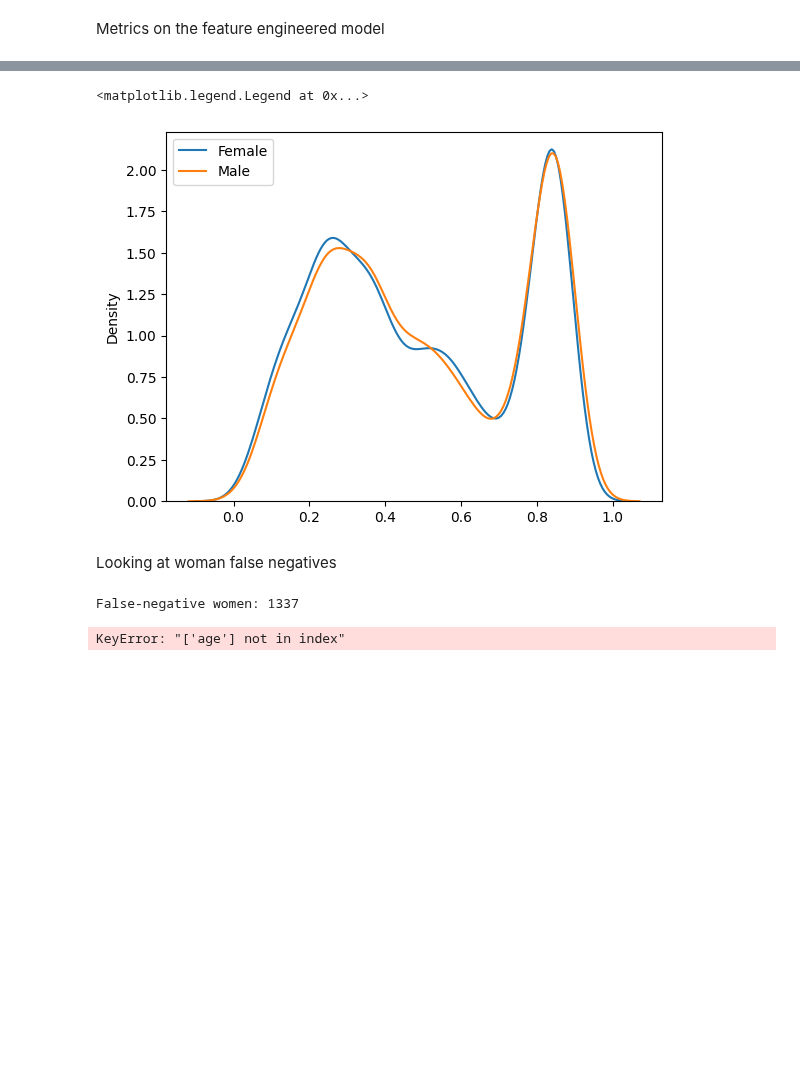
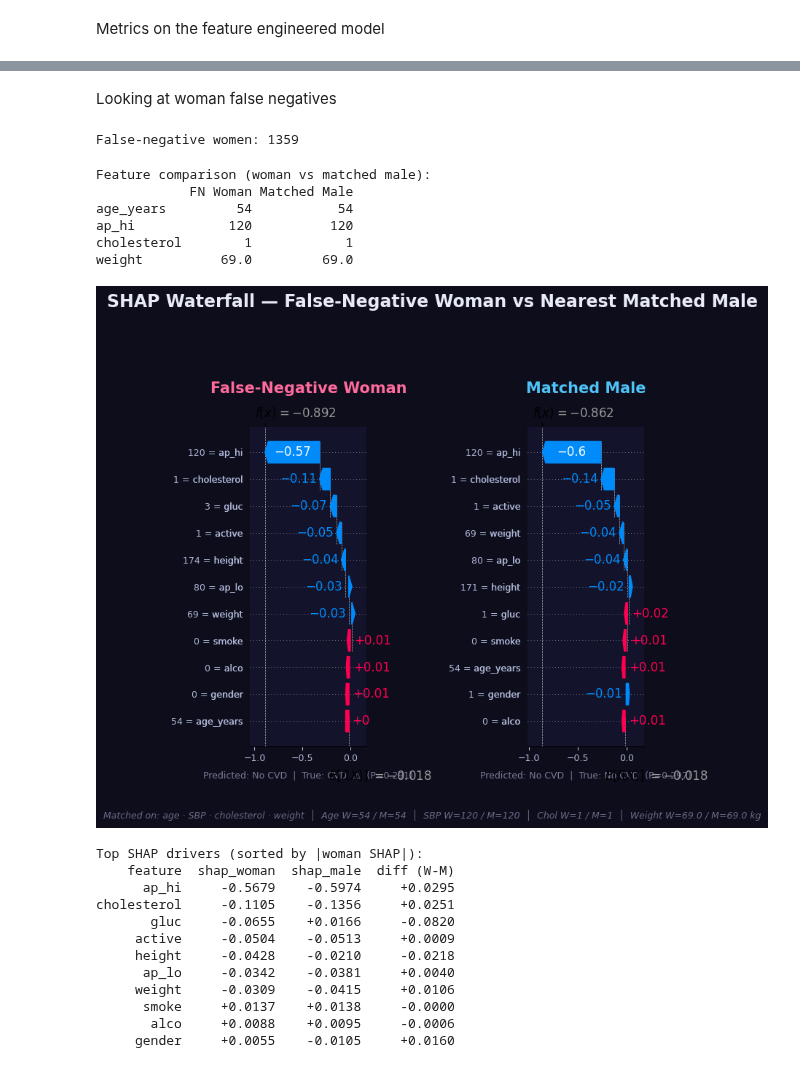
Before and after one commit to Kavisha612/Dissertation_ExplainableAI, a Jupyter notebook: models/models.ipynb, the cells around one changed output, grey strips where cells are left out. Cells and saved outputs as stored; diff of their text form; code cells hidden in the pictures; blank space fills up the shorter version.

```diff
--- a/models/models.ipynb
+++ b/models/models.ipynb
@@ -158,12 +243,18 @@ y_test_feat_1 = test_df_feat_1["cardio"]
 # %%
 from xgboost import XGBClassifier
 # %%
-#Baseline model
+# Baseline model
 model = XGBClassifier(
     n_estimators=200,
     max_depth=4,
     learning_rate=0.05,
     random_state=42,
+    early_stopping_rounds=10,
 )
-model.fit(X_train, y_train)
+
+model.fit(
+    X_train, y_train,
+    eval_set=[(X_val, y_val)],
+    verbose=True
+)
 # %% [output]
@@ -298,16 +393,16 @@ Best CV score: 0.7006041094975443
 # %%
-y_pred_feat_1 = model_feat_1.predict(X_test_feat_1)
-y_pred_proba_feat_1 = model_feat_1.predict_proba(X_test_feat_1)[:, 1]
+# y_pred_feat_1 = model_feat_1.predict(X_test_feat_1)
+# y_pred_proba_feat_1 = model_feat_1.predict_proba(X_test_feat_1)[:, 1]
 
-print(X_train_feat_1.columns)
-from sklearn.metrics import classification_report, roc_auc_score
-print("Classification Report:")
-print(classification_report(y_test_feat_1, y_pred_feat_1))
-print(f"AUROC: {roc_auc_score(y_test_feat_1, y_pred_proba_feat_1):.3f}")
-print(roc_auc_score(y_test_feat_1, y_pred_proba_feat_1))
+# print(X_train_feat_1.columns)
+# from sklearn.metrics import classification_report, roc_auc_score
+# print("Classification Report:")
+# print(classification_report(y_test_feat_1, y_pred_feat_1))
+# print(f"AUROC: {roc_auc_score(y_test_feat_1, y_pred_proba_feat_1):.3f}")
+# print(roc_auc_score(y_test_feat_1, y_pred_proba_feat_1))
 
 
-import pickle
+# import pickle
 
-with open("baseline_models/cardio_xgb_bsa_pp_model.pkl", "wb") as f:
-    pickle.dump(model_feat_1, f)
+# with open("baseline_models/cardio_xgb_bsa_pp_model.pkl", "wb") as f:
+#     pickle.dump(model_feat_1, f)
@@ -485,25 +561,21 @@ Male AUROC: 0.800
 # %%
-import seaborn as sns
-import matplotlib.pyplot as plt
+# import seaborn as sns
+# import matplotlib.pyplot as plt
 
-sns.kdeplot(y_pred_proba_female_feat_1, label="Female")
-sns.kdeplot(y_pred_proba_male_feat_1, label="Male")
-plt.legend()
+# sns.kdeplot(y_pred_proba_female_feat_1, label="Female")
+# sns.kdeplot(y_pred_proba_male_feat_1, label="Male")
+# plt.legend()
-# %% [output]
-<matplotlib.legend.Legend at 0x...>
-[figure, removed]
 # %% [markdown]
 Looking at woman false negatives
 # %%
 # ── Additional code: SHAP False-Negative Analysis ────────────────────────────
 # Paste this after your existing model evaluation code
-# import shap
-
+import shap
 import numpy as np
 from sklearn.preprocessing import StandardScaler
-import matplotlib as plt
 
-MATCHING_FEATURES = ["age", "ap_hi", "cholesterol", "weight"]
+
+MATCHING_FEATURES = ["age_years", "ap_hi", "cholesterol", "weight"]
 
 # 1. Identify false-negative women (true=1, predicted=0, gender=0)
 fn_mask    = (y_test.values == 1) & (y_pred == 0) & (test_df["gender"].values == 0)
@@ -573,33 +645,51 @@ for p in panels:
         spine.set_edgecolor("#252540")
     p["ax"].tick_params(colors="#b0b8d8", labelsize=9)
     p["ax"].xaxis.label.set_color("#b0b8d8")
     p["ax"].set_title(p["title"], color=p["accent"], fontsize=15, fontweight="bold", pad=12)
     p["ax"].set_xlabel(p["subtitle"], color="#7a7d99", fontsize=9, labelpad=8)
 
 fig.suptitle("SHAP Waterfall — False-Negative Woman vs Nearest Matched Male",
              fontsize=17, fontweight="bold", color="#e8eaf6", y=1.02)
 fig.text(0.5, -0.01,
          f"Matched on: age · SBP · cholesterol · weight  │  "
-         f"Age W={int(rep_woman['age'])} / M={int(rep_male['age'])}  │  "
+         f"Age W={int(rep_woman['age_years'])} / M={int(rep_male['age_years'])}  │  "
          f"SBP W={int(rep_woman['ap_hi'])} / M={int(rep_male['ap_hi'])}  │  "
          f"Chol W={int(rep_woman['cholesterol'])} / M={int(rep_male['cholesterol'])}  │  "
          f"Weight W={rep_woman['weight']:.1f} / M={rep_male['weight']:.1f} kg",
          ha="center", fontsize=9, color="#6a6d88", style="italic")
 
 plt.tight_layout(pad=3.0)
 plt.savefig("shap_fn_woman_vs_matched_male.png", dpi=150,
             bbox_inches="tight", facecolor=fig.get_facecolor())
 plt.show()
 
 # 6. Console SHAP driver summary
 print("\nTop SHAP drivers (sorted by |woman SHAP|):")
 print(pd.DataFrame({
     "feature":    X_test.columns,
     "shap_woman": sv_woman[0].values,
     "shap_male":  sv_male[0].values,
     "diff (W-M)": sv_woman[0].values - sv_male[0].values,
 }).sort_values("shap_woman", key=abs, ascending=False).head(10).to_string(
     index=False, float_format="{:+.4f}".format))
 # %% [output]
-False-negative women: 1337
+False-negative women: 1359
-KeyError: "['age'] not in index"
+Feature comparison (woman vs matched male):
+            FN Woman Matched Male
+age_years         54           54
+ap_hi            120          120
+cholesterol        1            1
+weight          69.0         69.0
+[figure, added]
+Top SHAP drivers (sorted by |woman SHAP|):
+    feature  shap_woman  shap_male  diff (W-M)
+      ap_hi     -0.5679    -0.5974     +0.0295
+cholesterol     -0.1105    -0.1356     +0.0251
+       gluc     -0.0655    +0.0166     -0.0820
+     active     -0.0504    -0.0513     +0.0009
+     height     -0.0428    -0.0210     -0.0218
+      ap_lo     -0.0342    -0.0381     +0.0040
+     weight     -0.0309    -0.0415     +0.0106
+      smoke     +0.0137    +0.0138     -0.0000
+       alco     +0.0088    +0.0095     -0.0006
+     gender     +0.0055    -0.0105     +0.0160
```
Also changed, not shown: parts of 33 cells of this notebook.
